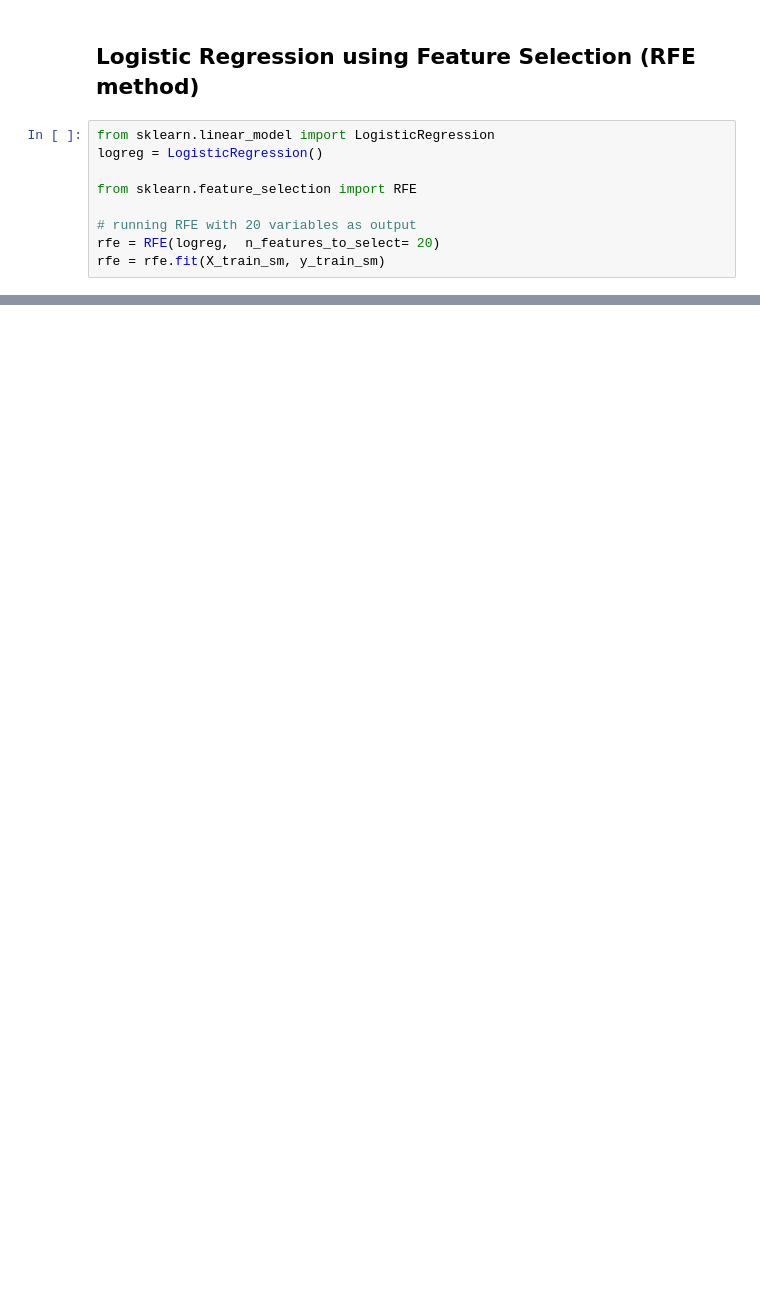
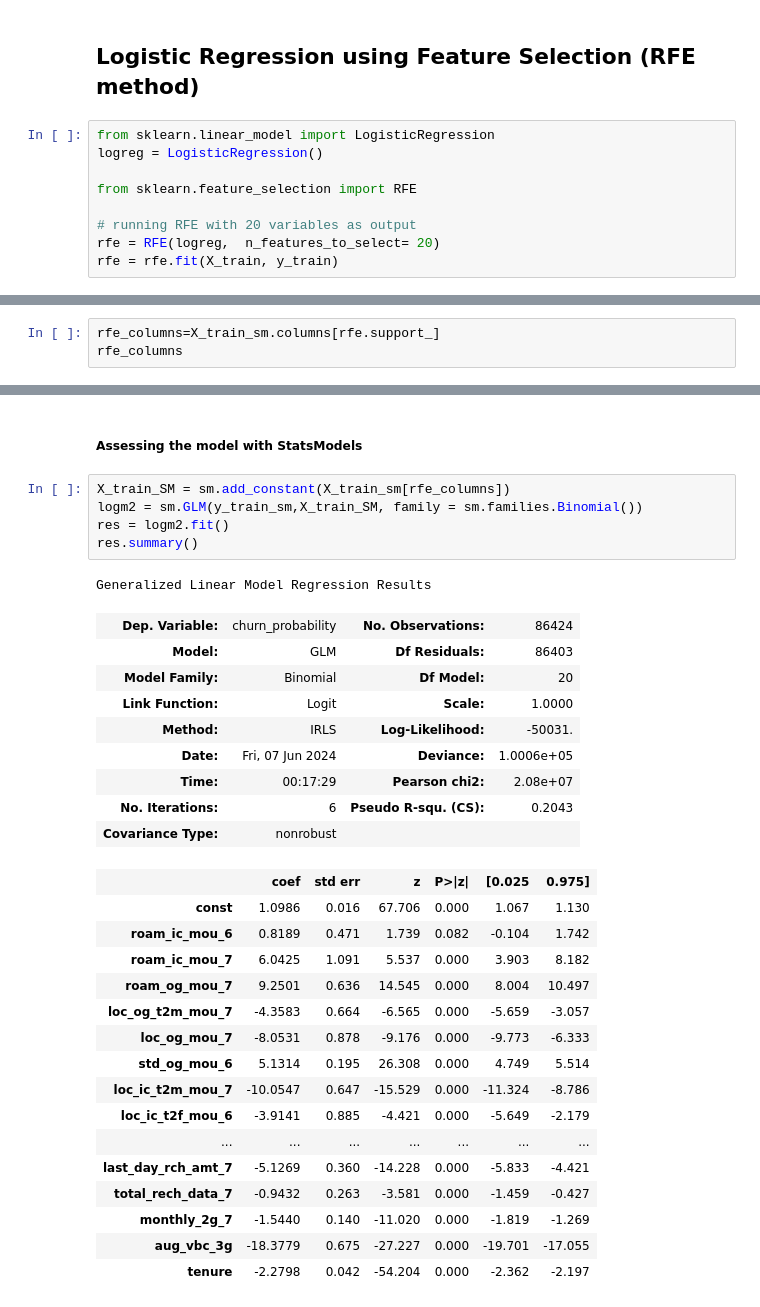
Before and after one commit to SanjayaKumarSahoo/telecom-churn-group-case-study, a Jupyter notebook: solution.ipynb, the cells around one changed output, grey strips where cells are left out. Saved outputs shown, nothing was run; the diff lists cells and outputs as text; blank space fills up the shorter version.

```diff
--- a/solution.ipynb
+++ b/solution.ipynb
@@ -1075,7 +1090,7 @@ from sklearn.feature_selection import RFE
 
 # running RFE with 20 variables as output
 rfe = RFE(logreg,  n_features_to_select= 20)
-rfe = rfe.fit(X_train_sm, y_train_sm)
+rfe = rfe.fit(X_train, y_train)
 # %%
 rfe.support_
 # %% [output]
@@ -1090,0 +1106,3 @@ array([False, False,  True, False,  True, False, False, False, False,
+# %%
+rfe_columns=X_train_sm.columns[rfe.support_]
+rfe_columns
@@ -1090,0 +1131,34 @@ array([False, False,  True, False,  True, False, False, False, False,
+# %% [markdown]
+##### Assessing the model with StatsModels
+# %%
+X_train_SM = sm.add_constant(X_train_sm[rfe_columns])
+logm2 = sm.GLM(y_train_sm,X_train_SM, family = sm.families.Binomial())
+res = logm2.fit()
+res.summary()
+# %% [output]
+Generalized Linear Model Regression Results
+| Dep. Variable: | churn_probability | No. Observations: | 86424 |
+| Model: | GLM | Df Residuals: | 86403 |
+| Model Family: | Binomial | Df Model: | 20 |
+| Link Function: | Logit | Scale: | 1.0000 |
+| Method: | IRLS | Log-Likelihood: | -50031. |
+| Date: | Fri, 07 Jun 2024 | Deviance: | 1.0006e+05 |
+| Time: | 00:17:29 | Pearson chi2: | 2.08e+07 |
+| No. Iterations: | 6 | Pseudo R-squ. (CS): | 0.2043 |
+| Covariance Type: | nonrobust |  |  |
+|  | coef | std err | z | P>|z| | [0.025 | 0.975] |
+| const | 1.0986 | 0.016 | 67.706 | 0.000 | 1.067 | 1.130 |
+| roam_ic_mou_6 | 0.8189 | 0.471 | 1.739 | 0.082 | -0.104 | 1.742 |
+| roam_ic_mou_7 | 6.0425 | 1.091 | 5.537 | 0.000 | 3.903 | 8.182 |
+| roam_og_mou_7 | 9.2501 | 0.636 | 14.545 | 0.000 | 8.004 | 10.497 |
+| loc_og_t2m_mou_7 | -4.3583 | 0.664 | -6.565 | 0.000 | -5.659 | -3.057 |
+| loc_og_mou_7 | -8.0531 | 0.878 | -9.176 | 0.000 | -9.773 | -6.333 |
+| std_og_mou_6 | 5.1314 | 0.195 | 26.308 | 0.000 | 4.749 | 5.514 |
+| loc_ic_t2m_mou_7 | -10.0547 | 0.647 | -15.529 | 0.000 | -11.324 | -8.786 |
+| loc_ic_t2f_mou_6 | -3.9141 | 0.885 | -4.421 | 0.000 | -5.649 | -2.179 |
+| ... | ... | ... | ... | ... | ... | ... |
+| last_day_rch_amt_7 | -5.1269 | 0.360 | -14.228 | 0.000 | -5.833 | -4.421 |
+| total_rech_data_7 | -0.9432 | 0.263 | -3.581 | 0.000 | -1.459 | -0.427 |
+| monthly_2g_7 | -1.5440 | 0.140 | -11.020 | 0.000 | -1.819 | -1.269 |
+| aug_vbc_3g | -18.3779 | 0.675 | -27.227 | 0.000 | -19.701 | -17.055 |
+| tenure | -2.2798 | 0.042 | -54.204 | 0.000 | -2.362 | -2.197 |
```
Also changed, not shown: parts of 19 cells of this notebook.
